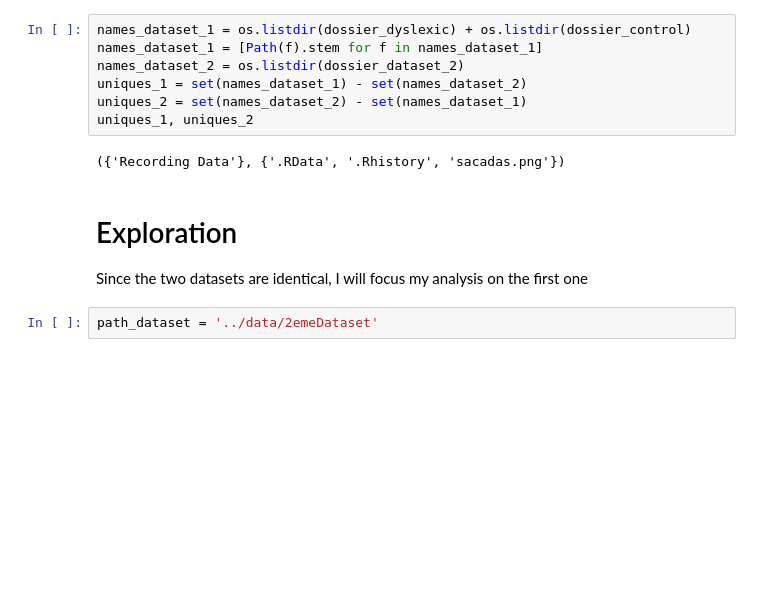
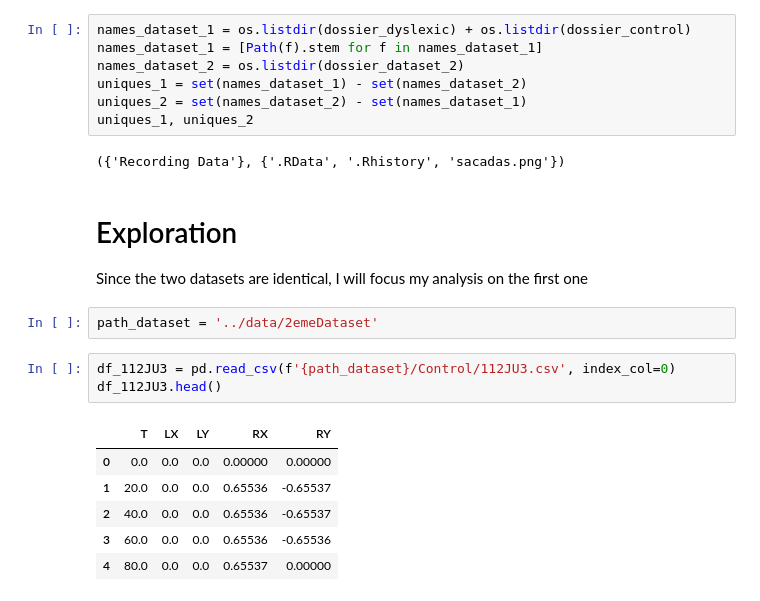
Before and after one commit to Maelle05/DyslexIA, a Jupyter notebook: data-exploration/Dataset-bis.ipynb, the cells around one changed output. Drawn from its saved outputs; the diff is of its cells as text; blank space fills up the shorter version.

```diff
--- a/data-exploration/Dataset-bis.ipynb
+++ b/data-exploration/Dataset-bis.ipynb
@@ -109,3 +110,13 @@ uniques_1, uniques_2
 Since the two datasets are identical, I will focus my analysis on the first one
 # %%
 path_dataset = '../data/2emeDataset'
+# %%
+df_112JU3 = pd.read_csv(f'{path_dataset}/Control/112JU3.csv', index_col=0)
+df_112JU3.head()
+# %% [output]
+|  | T | LX | LY | RX | RY |
+| 0 | 0.0 | 0.0 | 0.0 | 0.00000 | 0.00000 |
+| 1 | 20.0 | 0.0 | 0.0 | 0.65536 | -0.65537 |
+| 2 | 40.0 | 0.0 | 0.0 | 0.65536 | -0.65537 |
+| 3 | 60.0 | 0.0 | 0.0 | 0.65536 | -0.65536 |
+| 4 | 80.0 | 0.0 | 0.0 | 0.65537 | 0.00000 |
```
Also changed, not shown: parts of 11 cells of this notebook.
